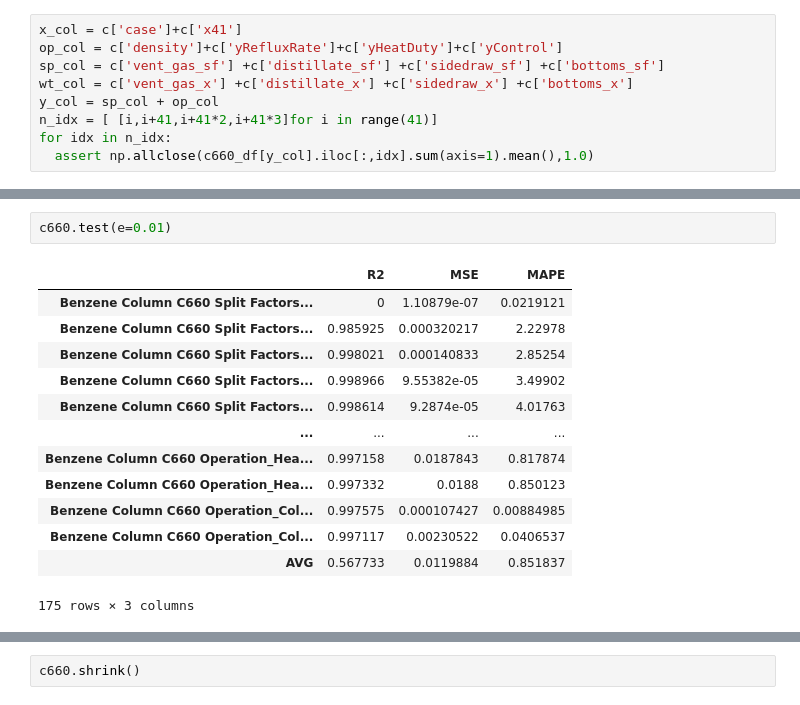
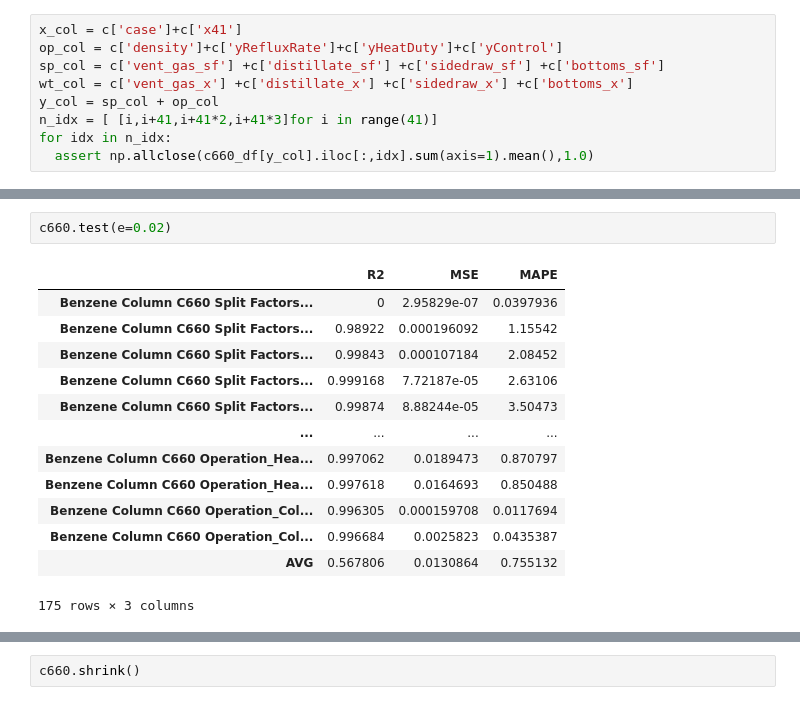
Before and after one commit to skywalker0803r/c620, a Jupyter notebook: notebook/C660.ipynb, the cells around one changed output, grey strips where cells are left out. Saved outputs shown, nothing was run; the diff lists cells and outputs as text.

```diff
--- a/notebook/C660.ipynb
+++ b/notebook/C660.ipynb
@@ -54,19 +54,19 @@ epoch:250 train_loss:0.0007 valid_loss:0.0008
 <autorch.utils.part.PartBulider at 0x...>
 # %%
-c660.test(e=0.01)
+c660.test(e=0.02)
 # %% [output]
 |  | R2 | MSE | MAPE |
-| Benzene Column C660 Split Factors... | 0 | 1.10879e-07 | 0.0219121 |
-| Benzene Column C660 Split Factors... | 0.985925 | 0.000320217 | 2.22978 |
-| Benzene Column C660 Split Factors... | 0.998021 | 0.000140833 | 2.85254 |
-| Benzene Column C660 Split Factors... | 0.998966 | 9.55382e-05 | 3.49902 |
-| Benzene Column C660 Split Factors... | 0.998614 | 9.2874e-05 | 4.01763 |
+| Benzene Column C660 Split Factors... | 0 | 2.95829e-07 | 0.0397936 |
+| Benzene Column C660 Split Factors... | 0.98922 | 0.000196092 | 1.15542 |
+| Benzene Column C660 Split Factors... | 0.99843 | 0.000107184 | 2.08452 |
+| Benzene Column C660 Split Factors... | 0.999168 | 7.72187e-05 | 2.63106 |
+| Benzene Column C660 Split Factors... | 0.99874 | 8.88244e-05 | 3.50473 |
 | ... | ... | ... | ... |
-| Benzene Column C660 Operation_Hea... | 0.997158 | 0.0187843 | 0.817874 |
-| Benzene Column C660 Operation_Hea... | 0.997332 | 0.0188 | 0.850123 |
-| Benzene Column C660 Operation_Col... | 0.997575 | 0.000107427 | 0.00884985 |
-| Benzene Column C660 Operation_Col... | 0.997117 | 0.00230522 | 0.0406537 |
-| AVG | 0.567733 | 0.0119884 | 0.851837 |
+| Benzene Column C660 Operation_Hea... | 0.997062 | 0.0189473 | 0.870797 |
+| Benzene Column C660 Operation_Hea... | 0.997618 | 0.0164693 | 0.850488 |
+| Benzene Column C660 Operation_Col... | 0.996305 | 0.000159708 | 0.0117694 |
+| Benzene Column C660 Operation_Col... | 0.996684 | 0.0025823 | 0.0435387 |
+| AVG | 0.567806 | 0.0130864 | 0.755132 |
 175 rows × 3 columns
 # %%
 from autorch.function import sp2wt
```
Also changed, not shown: parts of 4 cells of this notebook.
